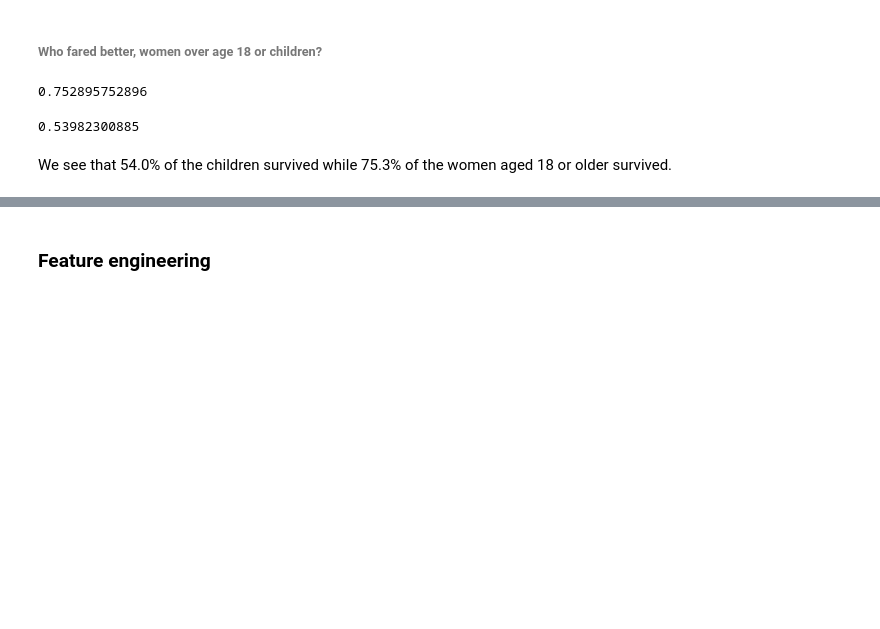
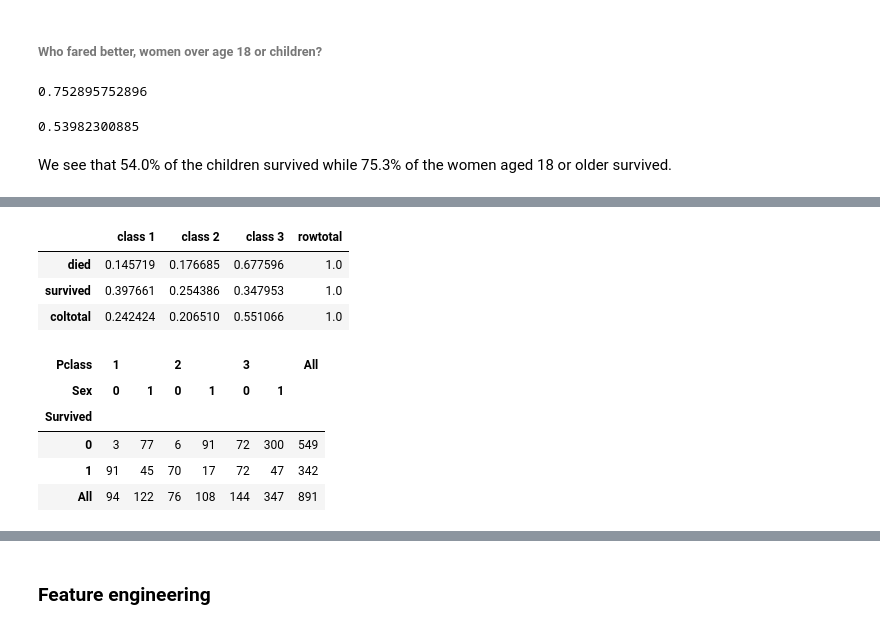
Before and after one commit to jhalverson/data_science, a Jupyter notebook: machine_learning/titanic.ipynb, the cells around one changed output, grey strips where cells are left out. Cells and saved outputs as stored; diff of their text form; code cells hidden in the pictures; blank space fills up the shorter version.

```diff
--- a/machine_learning/titanic.ipynb
+++ b/machine_learning/titanic.ipynb
@@ -247,0 +360,17 @@ We see that 54.0% of the children survived while 75.3% of the women aged 18 or o
+# %%
+survived_class.div(survived_class["rowtotal"], axis=0)
+# %% [output]
+|  | class 1 | class 2 | class 3 | rowtotal |
+| died | 0.145719 | 0.176685 | 0.677596 | 1.0 |
+| survived | 0.397661 | 0.254386 | 0.347953 | 1.0 |
+| coltotal | 0.242424 | 0.206510 | 0.551066 | 1.0 |
+# %%
+surv_sex_class = pd.crosstab(index=df["Survived"], columns=[df["Pclass"], df["Sex"]], margins=True)
+surv_sex_class
+# %% [output]
+| Pclass | 1 |  | 2 |  | 3 |  | All |
+| Sex | 0 | 1 | 0 | 1 | 0 | 1 |  |
+| Survived |  |  |  |  |  |  |  |
+| 0 | 3 | 77 | 6 | 91 | 72 | 300 | 549 |
+| 1 | 91 | 45 | 70 | 17 | 72 | 47 | 342 |
+| All | 94 | 122 | 76 | 108 | 144 | 347 | 891 |
```
Also changed, not shown: parts of 42 cells of this notebook, 2 other files.
